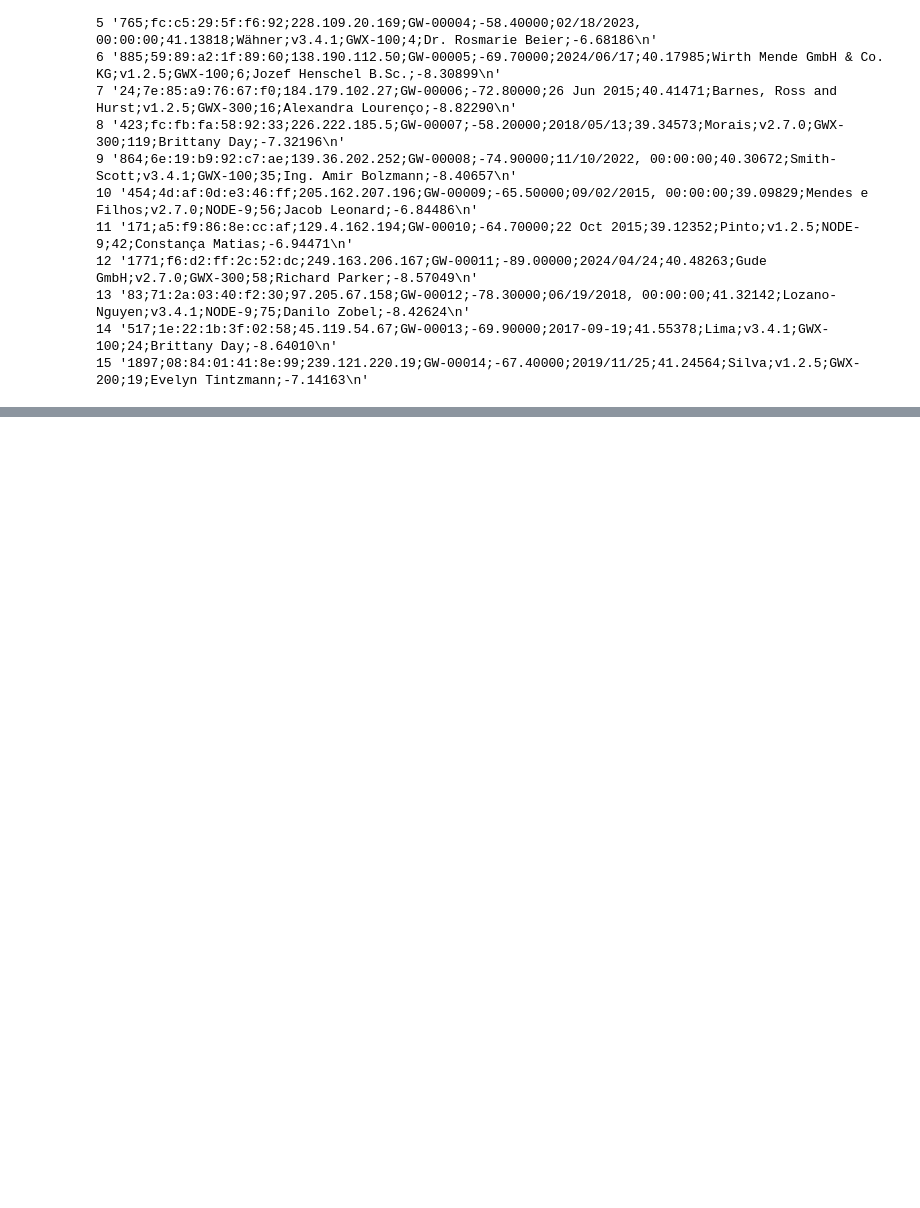
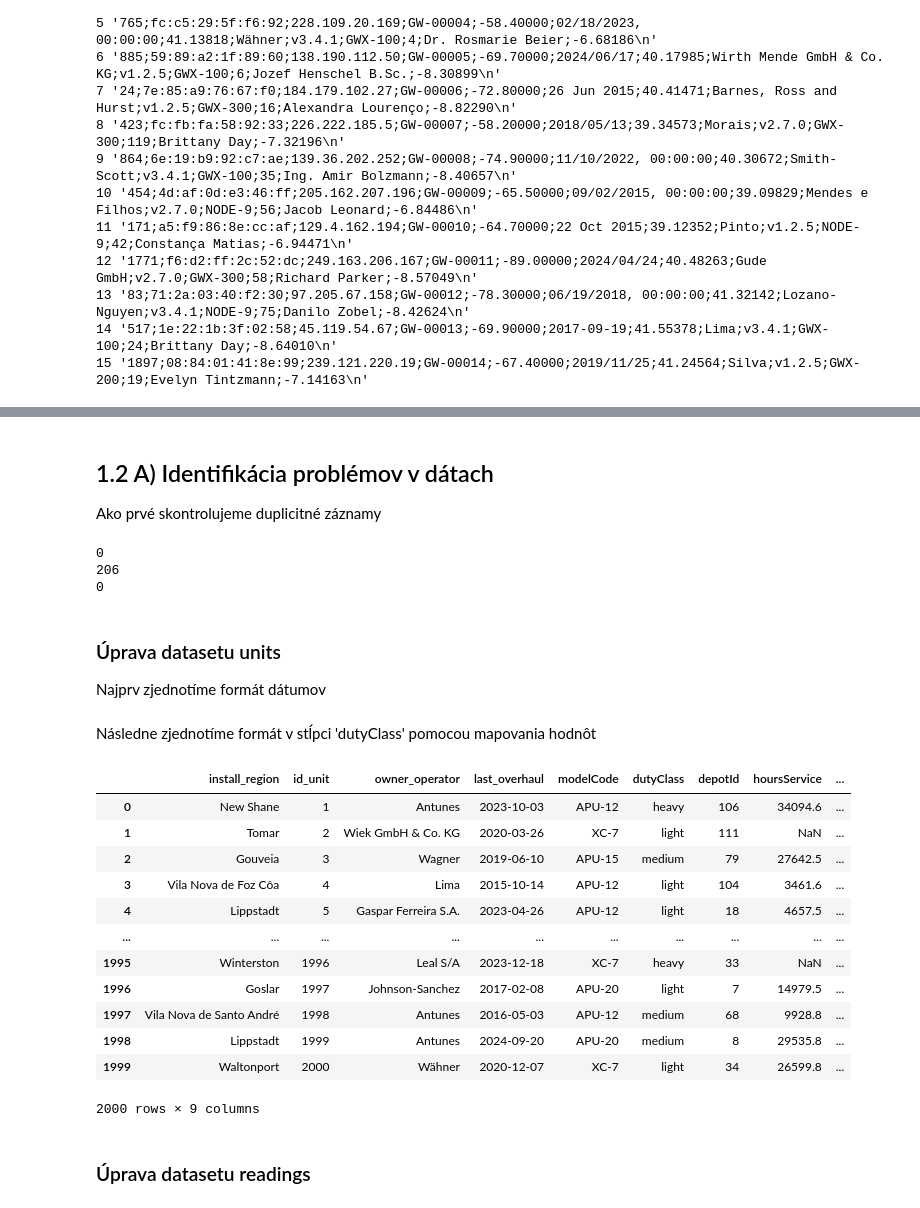
Before and after one commit to kavonada/IAU_zadanie, a Jupyter notebook: projekt.ipynb, the cells around one changed output, grey strips where cells are left out. Drawn from its saved outputs; the diff is of its cells as text; code cells hidden in the pictures; blank space fills up the shorter version.

```diff
--- a/projekt.ipynb
+++ b/projekt.ipynb
@@ -141,0 +166,58 @@ with open("data/gateways.csv", "r", encoding="utf-8", errors="replace") as f:
+# %% [markdown]
+## 1.2 A) Identifikácia problémov v dátach
+
+Ako prvé skontrolujeme duplicitné záznamy
+# %%
+print(units_data.duplicated().sum())
+print(readings_data.duplicated().sum())
+print(gateways_data.duplicated().sum())
+# %% [output]
+0
+206
+0
+# %% [markdown]
+### Úprava datasetu units
+Najprv zjednotíme formát dátumov
+# %%
+units_data['last_overhaul'] = pd.to_datetime(units_data['last_overhaul'], format='mixed', errors='coerce')
+# %% [markdown]
+Následne zjednotíme formát v stĺpci 'dutyClass' pomocou mapovania hodnôt
+# %%
+units_data['dutyClass'] = units_data['dutyClass'].astype(str).str.strip()
+
+duty_class_map = {
+    # Light (Trida 1)
+    '1': 'light',
+    'L': 'light',
+    'light': 'light',
+
+    # Medium (Trida 2 / Normal)
+    '2': 'medium',
+    'N': 'medium',
+    'normal': 'medium',
+    'med': 'medium',
+
+    # Heavy (Trida 3)
+    '3': 'heavy',
+    'H': 'heavy',
+    'heavy': 'heavy'
+}
+
+units_data['dutyClass'] = units_data['dutyClass'].map(duty_class_map)
+units_data
+# %% [output]
+|  | install_region | id_unit | owner_operator | last_overhaul | modelCode | dutyClass | depotId | hoursService | ... |
+| 0 | New Shane | 1 | Antunes | 2023-10-03 | APU-12 | heavy | 106 | 34094.6 | ... |
+| 1 | Tomar | 2 | Wiek GmbH & Co. KG | 2020-03-26 | XC-7 | light | 111 | NaN | ... |
+| 2 | Gouveia | 3 | Wagner | 2019-06-10 | APU-15 | medium | 79 | 27642.5 | ... |
+| 3 | Vila Nova de Foz Côa | 4 | Lima | 2015-10-14 | APU-12 | light | 104 | 3461.6 | ... |
+| 4 | Lippstadt | 5 | Gaspar Ferreira S.A. | 2023-04-26 | APU-12 | light | 18 | 4657.5 | ... |
+| ... | ... | ... | ... | ... | ... | ... | ... | ... | ... |
+| 1995 | Winterston | 1996 | Leal S/A | 2023-12-18 | XC-7 | heavy | 33 | NaN | ... |
+| 1996 | Goslar | 1997 | Johnson-Sanchez | 2017-02-08 | APU-20 | light | 7 | 14979.5 | ... |
+| 1997 | Vila Nova de Santo André | 1998 | Antunes | 2016-05-03 | APU-12 | medium | 68 | 9928.8 | ... |
+| 1998 | Lippstadt | 1999 | Antunes | 2024-09-20 | APU-20 | medium | 8 | 29535.8 | ... |
+| 1999 | Waltonport | 2000 | Wähner | 2020-12-07 | XC-7 | light | 34 | 26599.8 | ... |
+2000 rows × 9 columns
+# %% [markdown]
+### Úprava datasetu readings
```
Also changed, not shown: parts of 14 cells of this notebook.
